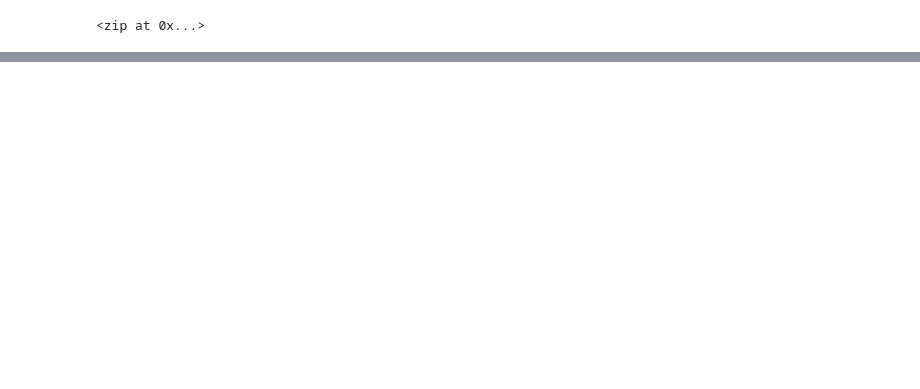
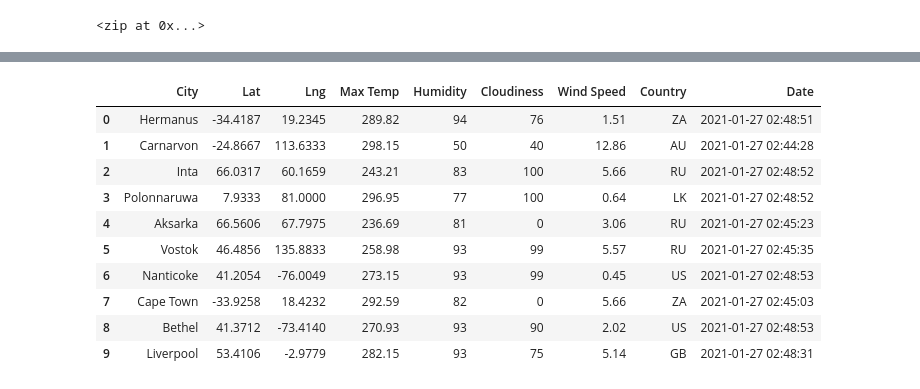
Before and after one commit to dornabdi/World_Weather_Analysis, a Jupyter notebook: API_practice.ipynb, the cells around one changed output, grey strips where cells are left out. Cells and saved outputs as stored; diff of their text form; code cells hidden in the pictures; blank space fills up the shorter version.

```diff
--- a/API_practice.ipynb
+++ b/API_practice.ipynb
@@ -13,9 +13,9 @@ lat_lngs
 <zip at 0x...>
 # %%
 # Create a practice set of random latitude and longitude combinations.
-#x = [25.12903645, 25.92017388, 26.62509167, -59.98969384, 37.30571269]
-#y = [-67.59741259, 11.09532135, 74.84233102, -76.89176677, -61.13376282]
-#coordinates = zip(x, y)
+x = [25.12903645, 25.92017388, 26.62509167, -59.98969384, 37.30571269]
+y = [-67.59741259, 11.09532135, 74.84233102, -76.89176677, -61.13376282]
+coordinates = zip(x, y)
 # %%
 # Use the tuple() function to display the latitude and longitude combinations.
 for coordinate in coordinates:
@@ -83,0 +93,3 @@ len(cities)
+# %%
+url = "https://api.openweathermap.org/data/2.5/weather?"
+city = "London"
@@ -83,0 +186,5 @@ len(cities)
+# %%
+# Create an endpoint URL for a city.
+city_url = url + "appid=" + api_key + "&q=" +"Boston"
+city_weather = requests.get(city_url)
+city_weather.json()
@@ -83,0 +427,16 @@ len(cities)
+# %%
+# Convert the array of dictionaries to a Pandas DataFrame.
+city_data_df = pd.DataFrame(city_data)
+city_data_df.head(10)
+# %% [output]
+|  | City | Lat | Lng | Max Temp | Humidity | Cloudiness | Wind Speed | Country | Date |
+| 0 | Hermanus | -34.4187 | 19.2345 | 289.82 | 94 | 76 | 1.51 | ZA | 2021-01-27 02:48:51 |
+| 1 | Carnarvon | -24.8667 | 113.6333 | 298.15 | 50 | 40 | 12.86 | AU | 2021-01-27 02:44:28 |
+| 2 | Inta | 66.0317 | 60.1659 | 243.21 | 83 | 100 | 5.66 | RU | 2021-01-27 02:48:52 |
+| 3 | Polonnaruwa | 7.9333 | 81.0000 | 296.95 | 77 | 100 | 0.64 | LK | 2021-01-27 02:48:52 |
+| 4 | Aksarka | 66.5606 | 67.7975 | 236.69 | 81 | 0 | 3.06 | RU | 2021-01-27 02:45:23 |
+| 5 | Vostok | 46.4856 | 135.8833 | 258.98 | 93 | 99 | 5.57 | RU | 2021-01-27 02:45:35 |
+| 6 | Nanticoke | 41.2054 | -76.0049 | 273.15 | 93 | 99 | 0.45 | US | 2021-01-27 02:48:53 |
+| 7 | Cape Town | -33.9258 | 18.4232 | 292.59 | 82 | 0 | 5.66 | ZA | 2021-01-27 02:45:03 |
+| 8 | Bethel | 41.3712 | -73.4140 | 270.93 | 93 | 90 | 2.02 | US | 2021-01-27 02:48:53 |
+| 9 | Liverpool | 53.4106 | -2.9779 | 282.15 | 93 | 75 | 5.14 | GB | 2021-01-27 02:48:31 |
```
Also changed, not shown: parts of 34 cells of this notebook, 3 other files.
